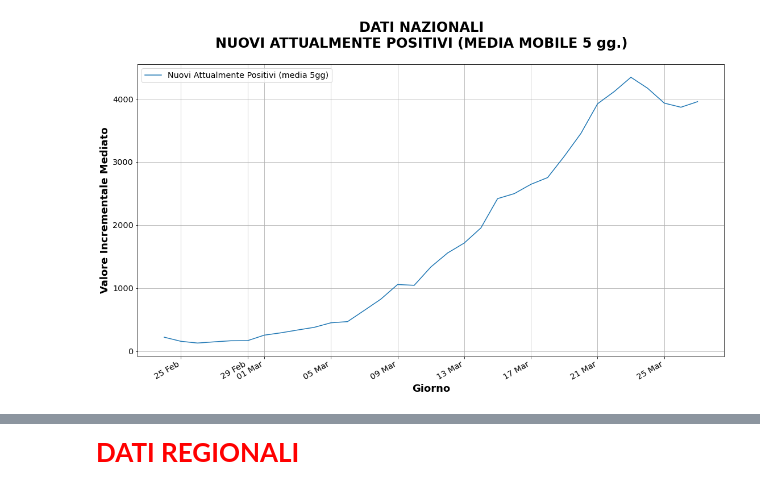
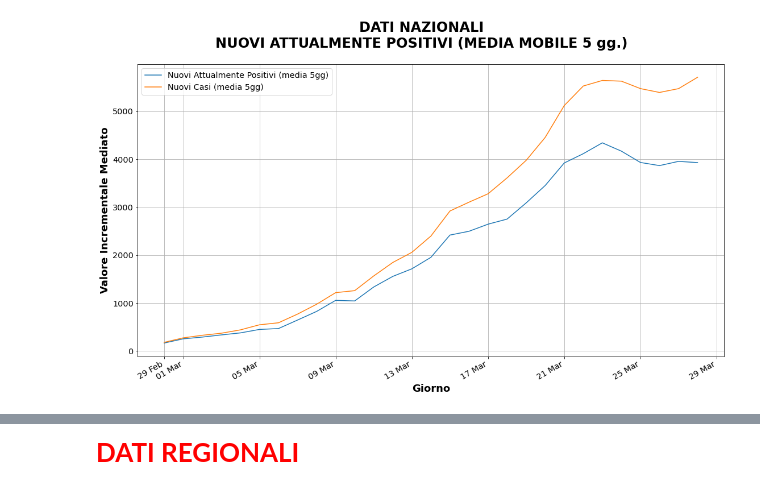
Before and after one commit to foppini975/covid19, a Jupyter notebook: Covid-19 Report.ipynb, the cells around one changed output, grey strips where cells are left out. Drawn from its saved outputs; the diff is of its cells as text; code cells hidden in the pictures.

```diff
--- a/Covid-19 Report.ipynb
+++ b/Covid-19 Report.ipynb
@@ -168,0 +174,6 @@ df_shift.drop(df.index[0])
+# %%
+printmd("<span style='color:black;font-weight:bold;font-size:24px;'>DATI NAZIONALI: ULTIMI INCREMENTI SU BASE QUOTIDIANA</span><BR>")
+df_shift_diff = df_shift_diff[['data', 'stato', 'ricoverati_con_sintomi', 'terapia_intensiva', 'totale_ospedalizzati', 'isolamento_domiciliare',
+                   'totale_attualmente_positivi', 'nuovi_attualmente_positivi', 'dimessi_guariti', 'deceduti',
+                   'totale_casi', 'tamponi']]
+df_shift_diff.drop(df.index[0]).tail()
@@ -257,43 +276,57 @@ printmd("<HR>")
 <HR>
 # %%
+def calc_moving_average(df, column, avg_length = 5):
+    myValues_avg = []
+    for i in range(0, len(df[column])):
+        value = 0
+        if i < avg_length-1:
+            for j in range(0,i+1):
+                #print("+1")
+                value += df[column][j]
+            #print("dividing by {}".format(i+1))
+            value /= (i+1)
+        else:
+            for j in range(i-avg_length+1,i+1):
+                #print("+1")
+                value += df[column][j]
+            #print("dividing by {}".format(avg_length))
+            value /= avg_length
+        myValues_avg.append(value)
+    return myValues_avg
+
+
 # NAP Media mobile
+AVG_LENGTH = 5
+myValues_NAP_avg = calc_moving_average(df, 'nuovi_attualmente_positivi', AVG_LENGTH)
+myValues_TCdiff_avg = calc_moving_average(df_shift_diff, 'totale_casi', AVG_LENGTH)
 
-myValues_NAP_avg = []
-AVG = 5
-for i in range(0, len(df['nuovi_attualmente_positivi'])):
-    value = 0
-    if i < AVG-1:
-        for j in range(0,i+1):
-            #print("+1")
-            value += df['nuovi_attualmente_positivi'][j]
-        #print("dividing by {}".format(i+1))
-        value /= (i+1)
-    else:
-        for j in range(i-AVG+1,i+1):
-            #print("+1")
-            value += df['nuovi_attualmente_positivi'][j]
-        #print("dividing by {}".format(AVG))
-        value /= AVG
-    myValues_NAP_avg.append(value)
+def plot_chart(title, xlabel, ylabel, xseries, yseries1, label1, yseries2, label2, xdates = True):
+    fig, ax = plt.subplots()
+    plt.rcParams.update({'xtick.labelsize': 'x-large', 'ytick.labelsize': 'x-large', 'legend.fontsize': 'x-large'})
+    fig.set_size_inches(18.5, 10.5)
+    fig.suptitle(title, fontsize=24, fontweight='bold')
+    ax.set_xlabel(xlabel, horizontalalignment='center', fontsize=18, fontweight='bold')
+    ax.set_ylabel(ylabel, fontsize=18, fontweight='bold')
+    ax.plot(xseries, yseries1, label=label1)
+    if yseries2 is not None:
+        ax.plot(xseries, yseries2, label=label2)
+    ax.grid(True)
+    if xdates is True:
+        myFmt = DateFormatter("%d %b")
+        ax.xaxis.set_major_formatter(myFmt)
+        ## Rotate date labels automatically
+        fig.autofmt_xdate()
+    ax.legend()
+    plt.show()
 
-fig, ax = plt.subplots()
-plt.rcParams.update({'xtick.labelsize': 'x-large', 'ytick.labelsize': 'x-large', 'legend.fontsize': 'x-large'})
-fig.set_size_inches(18.5, 10.5)
-fig.suptitle('DATI NAZIONALI\nNUOVI ATTUALMENTE POSITIVI (MEDIA MOBILE {} gg.)'.format(AVG), fontsize=24, fontweight='bold')
-ax.set_xlabel('Giorno', horizontalalignment='center', fontsize=18, fontweight='bold')
-ax.set_ylabel('Valore Incrementale Mediato', fontsize=18, fontweight='bold')
-
-ax.plot(myDates, myValues_NAP_avg, label="Nuovi Attualmente Positivi (media {}gg)".format(AVG))
-ax.grid(True)
-
-myFmt = DateFormatter("%d %b")
-ax.xaxis.set_major_formatter(myFmt)
-
-## Rotate date labels automatically
-fig.autofmt_xdate()
-
-ax.legend()
-
-plt.show()
+plot_chart(title = 'DATI NAZIONALI\nNUOVI ATTUALMENTE POSITIVI (MEDIA MOBILE {} gg.)'.format(AVG_LENGTH),
+           xlabel = 'Giorno',
+           ylabel = 'Valore Incrementale Mediato',
+           xseries = myDates[AVG_LENGTH:],
+           yseries1 = myValues_NAP_avg[AVG_LENGTH:],
+           label1 = "Nuovi Attualmente Positivi (media {}gg)".format(AVG_LENGTH),
+           yseries2 = myValues_TCdiff_avg[AVG_LENGTH:],
+           label2 = "Nuovi Casi (media {}gg)".format(AVG_LENGTH),
+           xdates = True)
 # %% [output]
-[figure, old version]
+[figure, new version]
```
Also changed, not shown: parts of 19 cells of this notebook.
